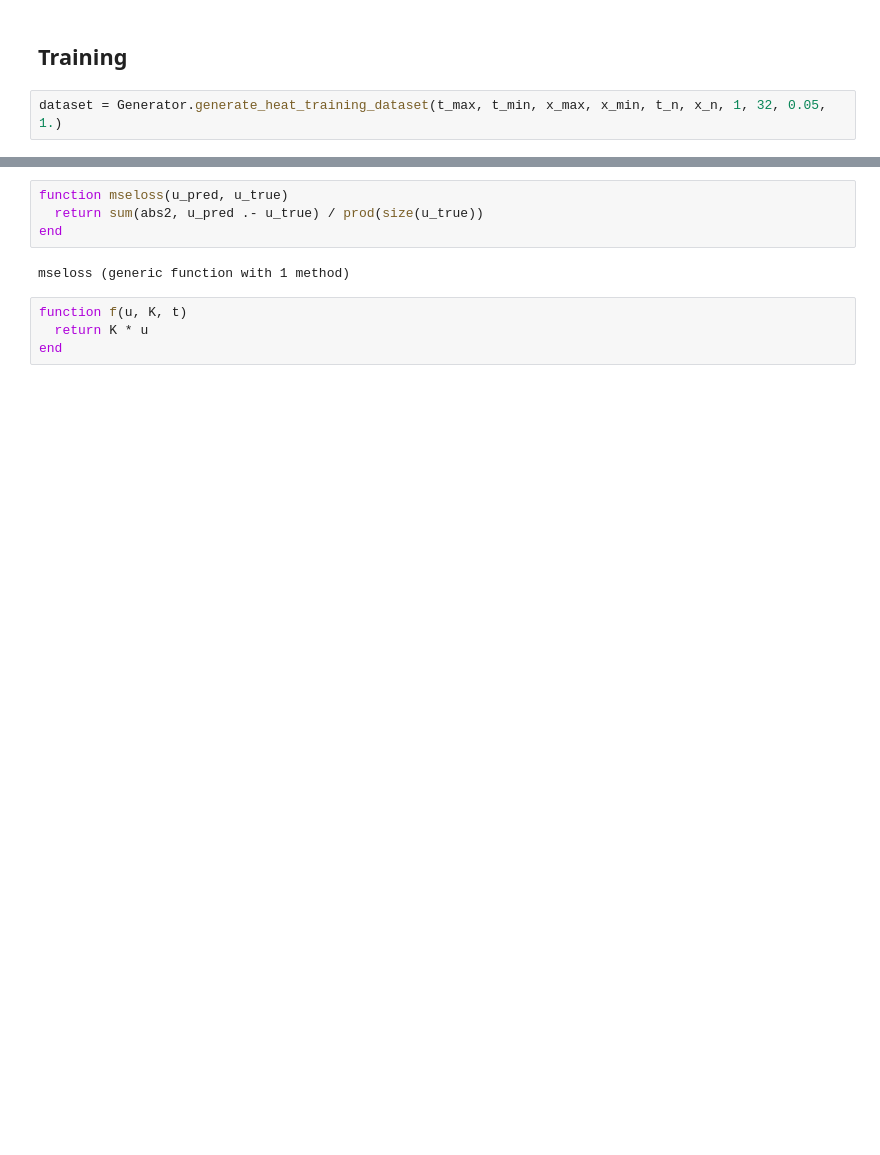
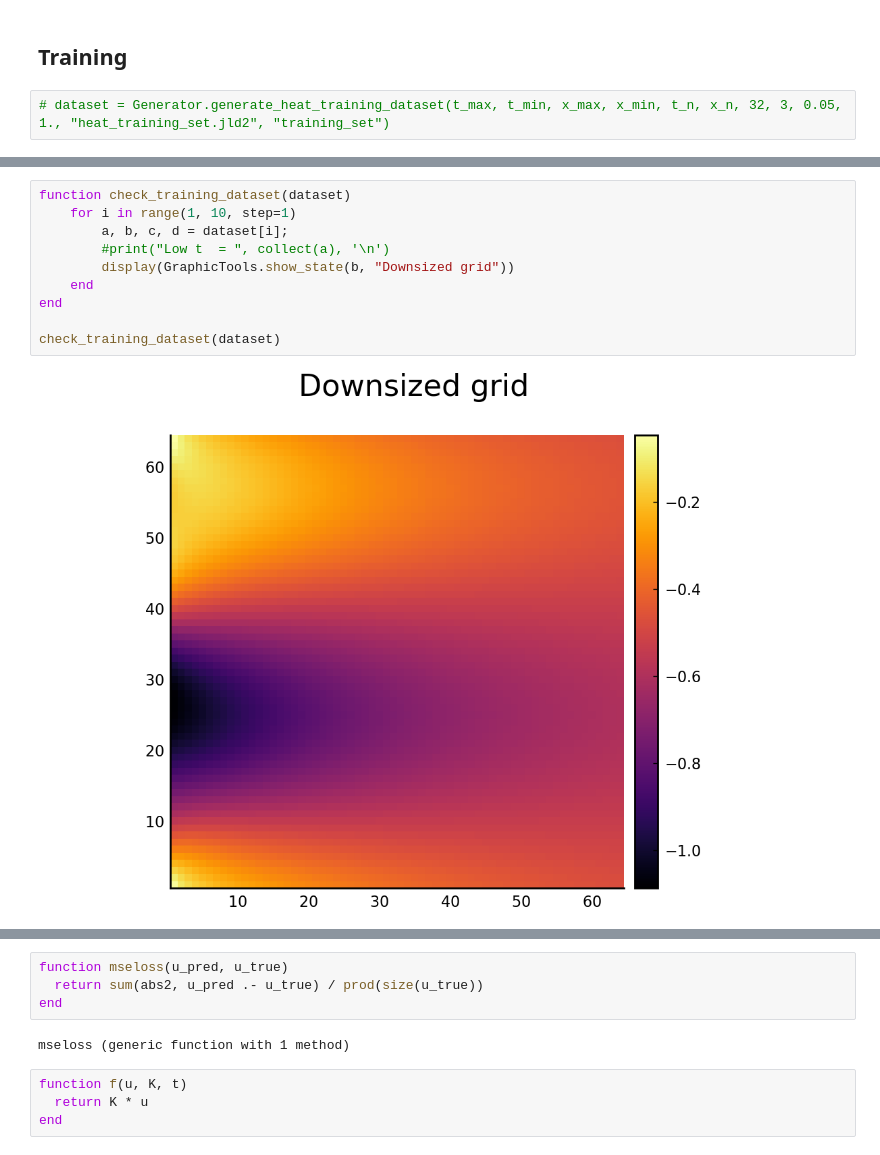
Before and after one commit to vdesgrange/closure-model, a Jupyter notebook: experiments/julia_src/neural_closure/heat_equation_neural_ode.ipynb, the cells around one changed output, grey strips where cells are left out. Drawn from its saved outputs; the diff is of its cells as text; blank space fills up the shorter version.

Commit message:
Work in progress. Try training neural ode with multiples samples.

```diff
--- a/experiments/julia_src/neural_closure/heat_equation_neural_ode.ipynb
+++ b/experiments/julia_src/neural_closure/heat_equation_neural_ode.ipynb
@@ -59,5 +66,5 @@ GraphicTools.show_state(u_a, "Snapshot A")
 # %% [markdown]
 ## Training
 # %%
-dataset = Generator.generate_heat_training_dataset(t_max, t_min, x_max, x_min, t_n, x_n, 1, 32, 0.05, 1.)
+# dataset = Generator.generate_heat_training_dataset(t_max, t_min, x_max, x_min, t_n, x_n, 32, 3, 0.05, 1., "heat_training_set.jld2", "training_set")
 # %% [output]
@@ -65,0 +89,12 @@ LoadError: KeyError: key 32 not found
+# %%
+function check_training_dataset(dataset)
+    for i in range(1, 10, step=1)
+        a, b, c, d = dataset[i];
+        #print("Low t  = ", collect(a), '\n')
+        display(GraphicTools.show_state(b, "Downsized grid"))
+    end
+end
+
+check_training_dataset(dataset)
+# %% [output]
+[figure, added]
```
Also changed, not shown: parts of 17 cells of this notebook.
